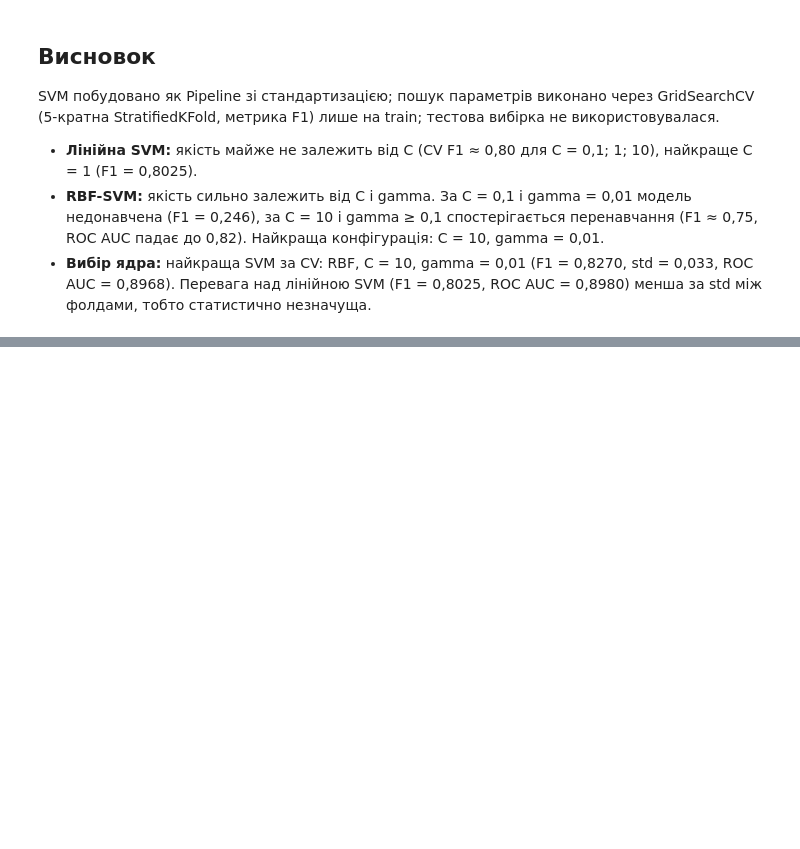
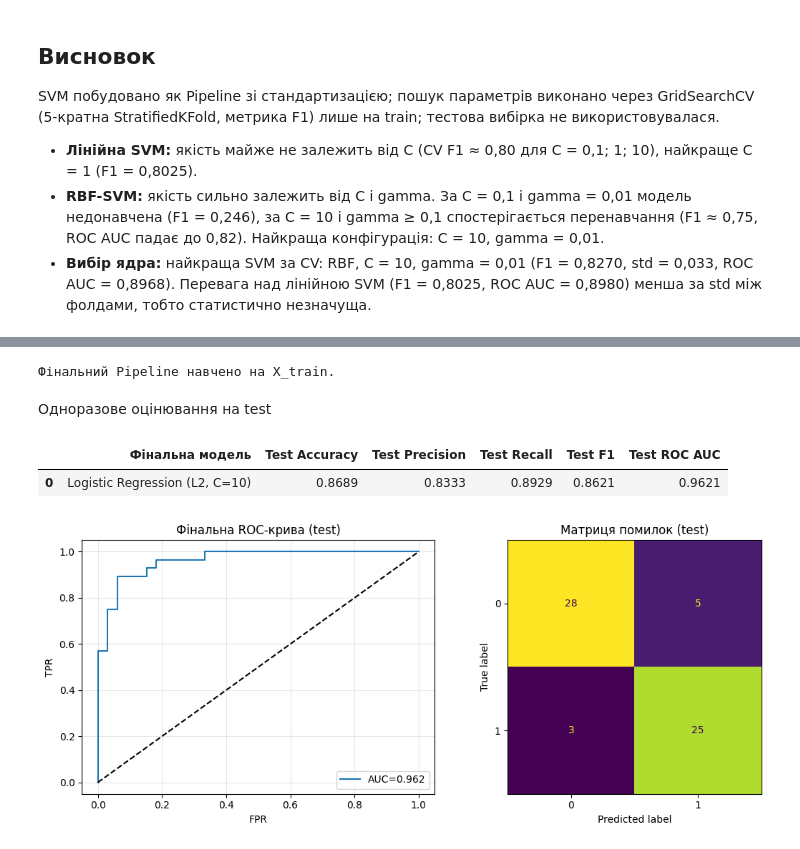
Before and after one commit to Oleh12342/pattern-recognition-practice, a Jupyter notebook: classification-mini-project/notebooks/PR04_Kulesh_O.ipynb, the cells around one changed output, grey strips where cells are left out. Saved outputs shown, nothing was run; the diff lists cells and outputs as text; code cells hidden in the pictures; blank space fills up the shorter version.

```diff
--- a/classification-mini-project/notebooks/PR04_Kulesh_O.ipynb
+++ b/classification-mini-project/notebooks/PR04_Kulesh_O.ipynb
@@ -695,0 +783,40 @@ SVM побудовано як Pipeline зі стандартизацією; по
+# %%
+final_pipeline = Pipeline([
+    ("preprocessor", preprocessor_scaled),
+    ("classifier", LogisticRegression(penalty="l2", C=10, solver="liblinear",
+                                      max_iter=2000, random_state=RANDOM_STATE))
+])
+final_pipeline.fit(X_train, y_train)
+print("Фінальний Pipeline навчено на X_train.")
+# %% [output]
+Фінальний Pipeline навчено на X_train.
+# %% [markdown]
+Одноразове оцінювання на test
+# %%
+y_pred = final_pipeline.predict(X_test)
+y_proba = final_pipeline.predict_proba(X_test)[:, 1]
+
+final_metrics = pd.DataFrame([{
+    "Фінальна модель": "Logistic Regression (L2, C=10)",
+    "Test Accuracy": accuracy_score(y_test, y_pred),
+    "Test Precision": precision_score(y_test, y_pred),
+    "Test Recall": recall_score(y_test, y_pred),
+    "Test F1": f1_score(y_test, y_pred),
+    "Test ROC AUC": roc_auc_score(y_test, y_proba),
+}])
+display(final_metrics.round(4))
+final_metrics.to_csv(REPORTS_DIR / "final_test_metrics.csv", index=False)
+
+fig, axes = plt.subplots(1, 2, figsize=(11, 4.5))
+fpr, tpr, _ = roc_curve(y_test, y_proba)
+axes[0].plot(fpr, tpr, label=f"AUC={final_metrics['Test ROC AUC'].iloc[0]:.3f}")
+axes[0].plot([0, 1], [0, 1], "k--")
+axes[0].set_xlabel("FPR"); axes[0].set_ylabel("TPR")
+axes[0].set_title("Фінальна ROC-крива (test)"); axes[0].legend(); axes[0].grid(alpha=0.3)
+ConfusionMatrixDisplay(confusion_matrix(y_test, y_pred), display_labels=[0, 1]).plot(ax=axes[1], colorbar=False)
+axes[1].set_title("Матриця помилок (test)")
+plt.tight_layout(); plt.show()
+# %% [output]
+|  | Фінальна модель | Test Accuracy | Test Precision | Test Recall | Test F1 | Test ROC AUC |
+| 0 | Logistic Regression (L2, C=10) | 0.8689 | 0.8333 | 0.8929 | 0.8621 | 0.9621 |
+[figure, added]
```
Also changed, not shown: parts of 23 cells of this notebook.
